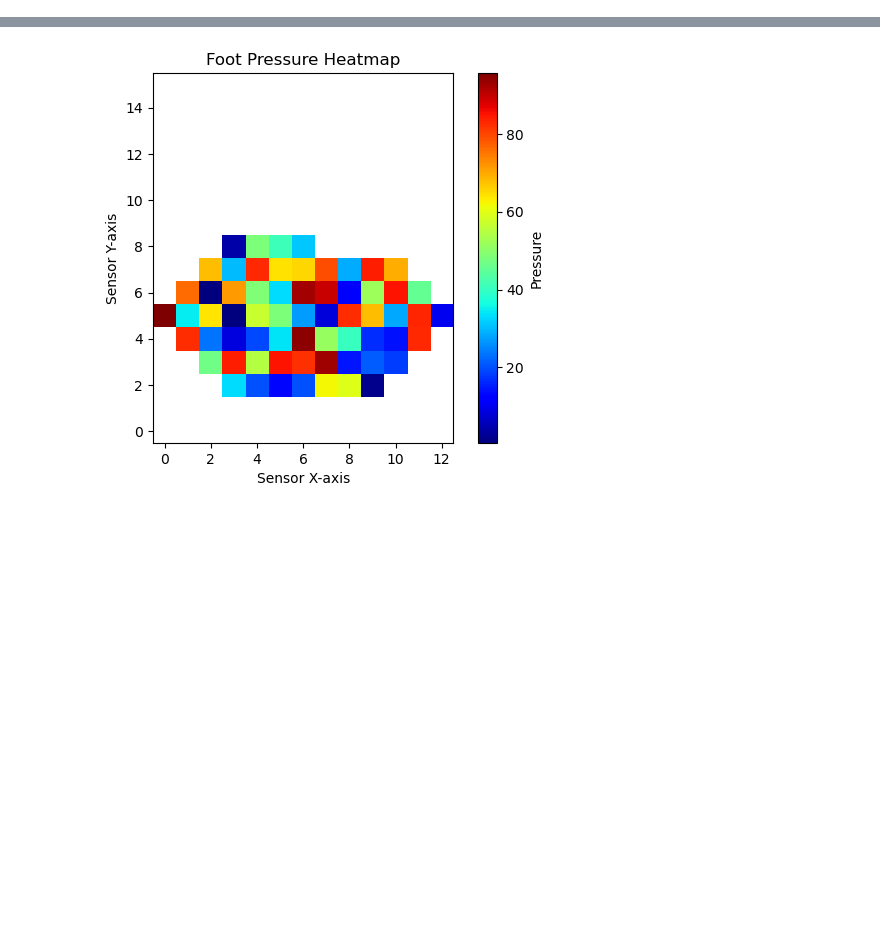
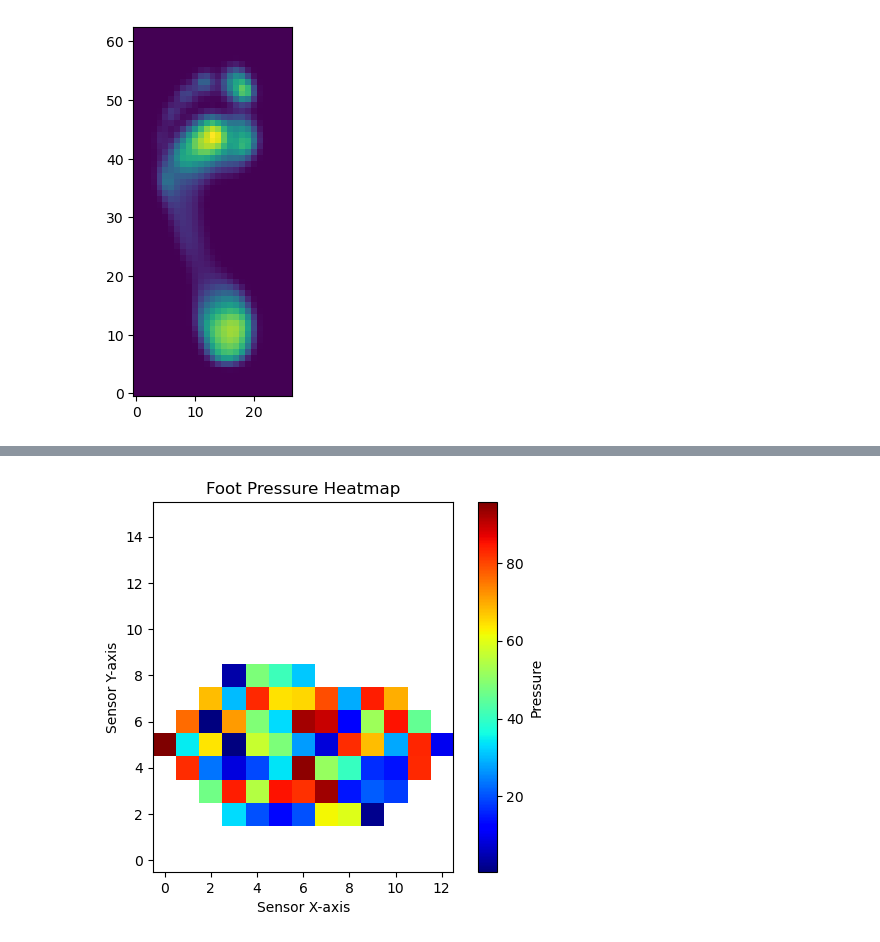
Before and after one commit to weichkai/footPressureSensor, a Jupyter notebook: pressurePlot/main.ipynb, the cells around one changed output, grey strips where cells are left out. Cells and saved outputs as stored; diff of their text form; code cells hidden in the pictures; blank space fills up the shorter version.

```diff
--- a/pressurePlot/main.ipynb
+++ b/pressurePlot/main.ipynb
@@ -0,0 +65,12 @@
+# %%
+# 背景改成白色，脚 红色-蓝色
+import tables
+import matplotlib.pyplot as plt
+
+file_name = './data/MUN104L.h5'
+with tables.open_file(file_name, 'r') as h:
+	I = h.root.I.read()
+plt.imshow(I, origin='lower', interpolation='nearest')
+plt.show()
+# %% [output]
+[figure, added]
```
Also changed, not shown: parts of 11 cells of this notebook, 1 other file.
